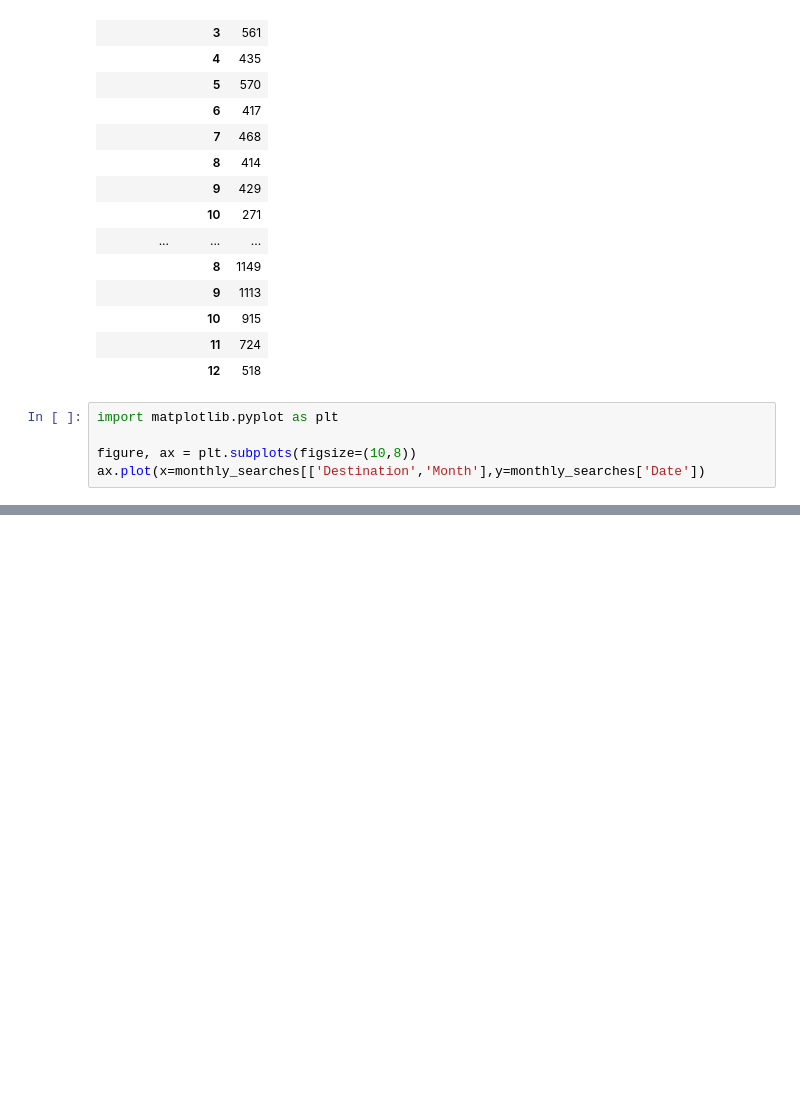
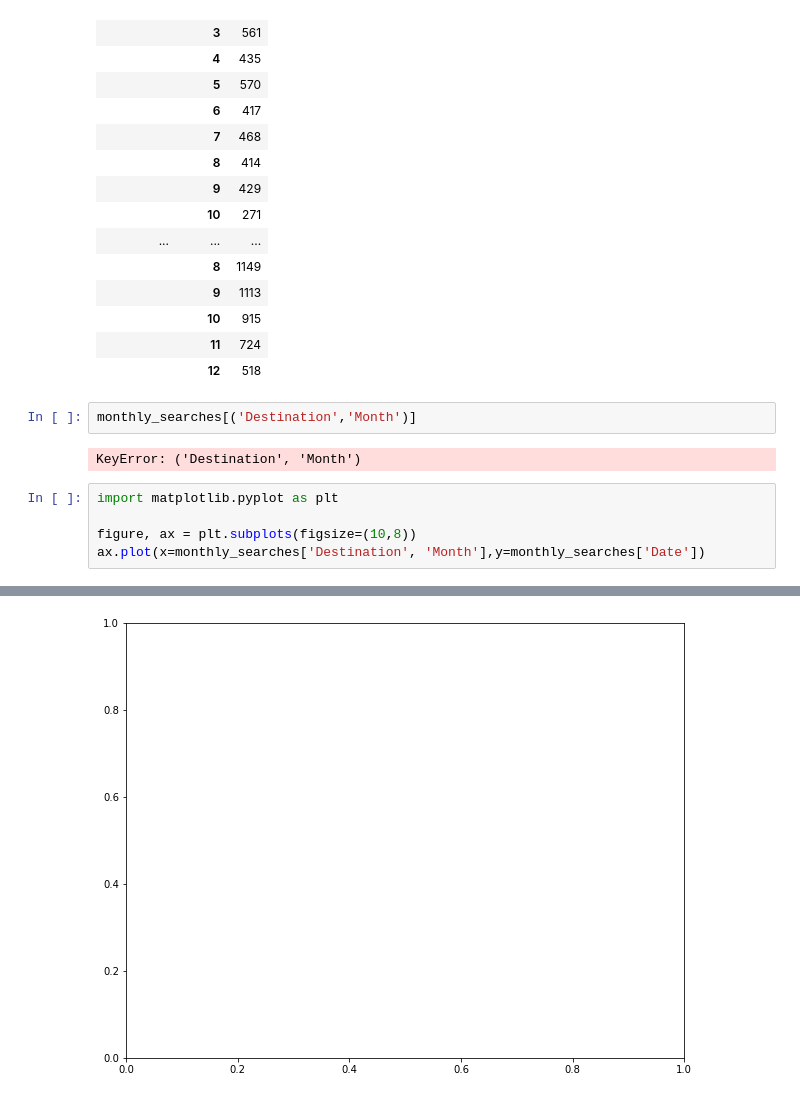
Before and after one commit to rgomezh/challenge, a Jupyter notebook: Ejercicio3.ipynb, the cells around one changed output, grey strips where cells are left out. Saved outputs shown, nothing was run; the diff lists cells and outputs as text; blank space fills up the shorter version.

```diff
--- a/Ejercicio3.ipynb
+++ b/Ejercicio3.ipynb
@@ -93,9 +93,13 @@ monthly_searches
 |  | 10 | 915 |
 |  | 11 | 724 |
 |  | 12 | 518 |
+# %%
+monthly_searches[('Destination','Month')]
+# %% [output]
+KeyError: ('Destination', 'Month')
 # %%
 import matplotlib.pyplot as plt
 
 figure, ax = plt.subplots(figsize=(10,8))
-ax.plot(x=monthly_searches[['Destination','Month'],y=monthly_searches['Date'])
+ax.plot(x=monthly_searches['Destination', 'Month'],y=monthly_searches['Date'])
 # %% [output]
@@ -102,0 +107 @@ SyntaxError: invalid syntax (<ipython-input-78-afa7000fee9e>, line 4)
+[figure, added]
```
Also changed, not shown: parts of 1 cell of this notebook.
